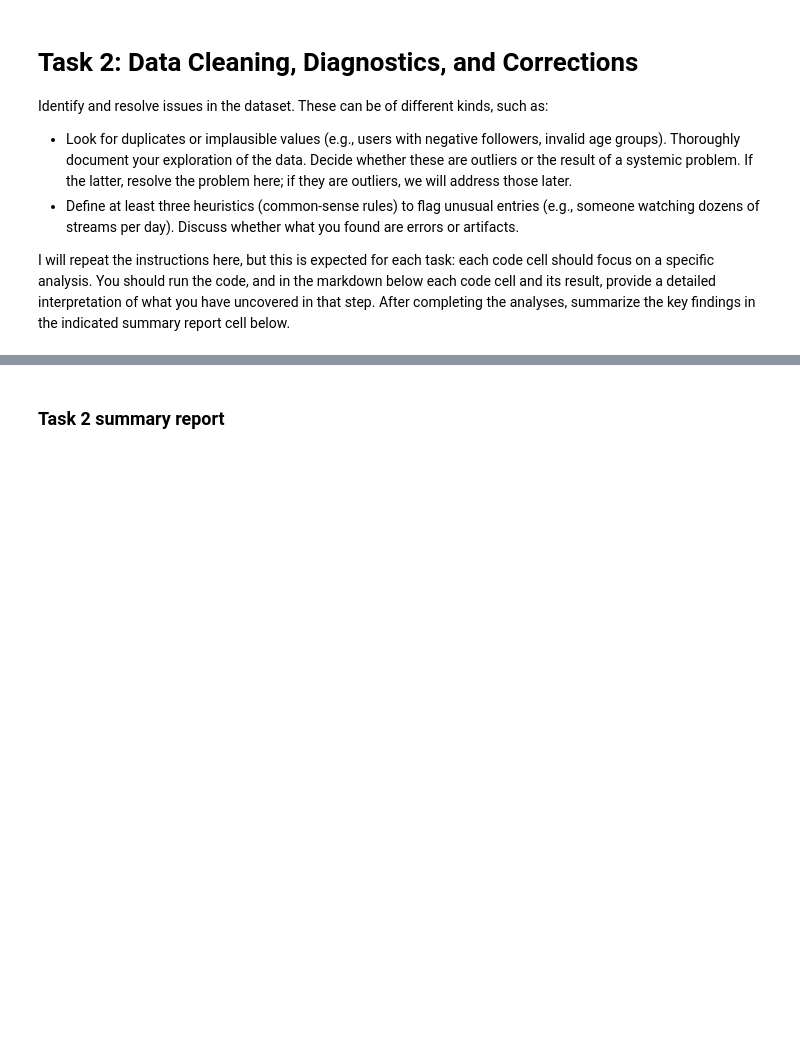
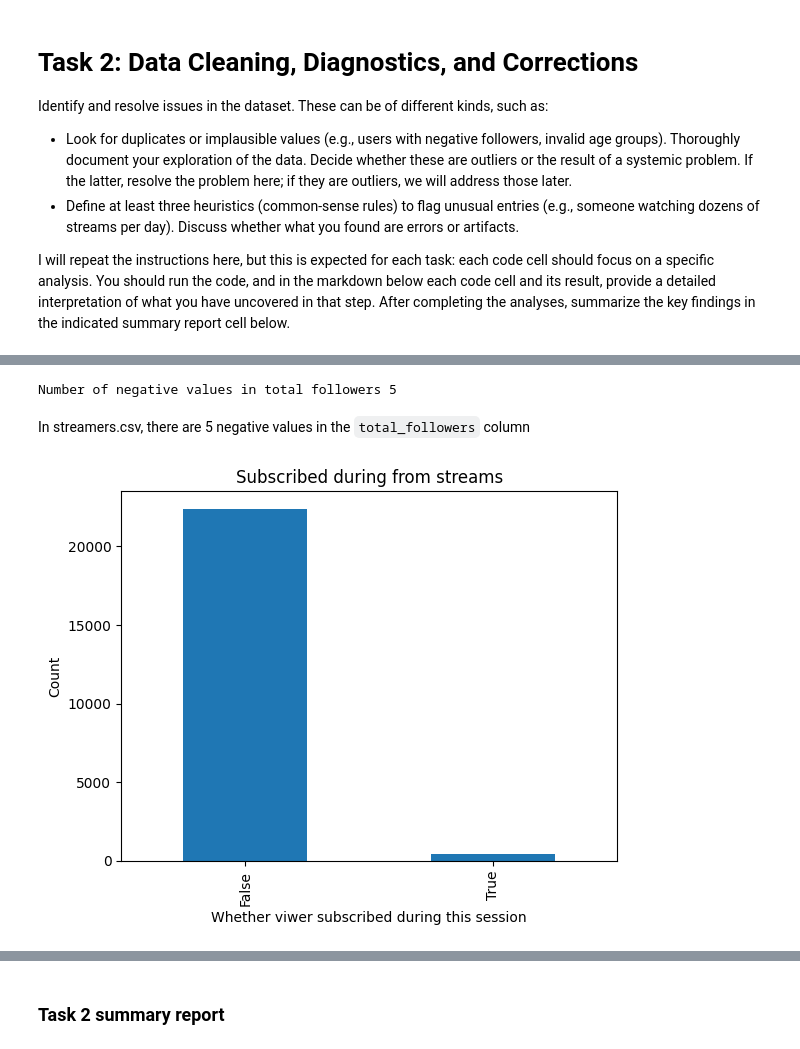
Before and after one commit to atifmmahmud/mahmud_atif_Assignment01, a Jupyter notebook: iat461_a1_atifm.ipynb, the cells around one changed output, grey strips where cells are left out. Cells and saved outputs as stored; diff of their text form; code cells hidden in the pictures; blank space fills up the shorter version.

```diff
--- a/iat461_a1_atifm.ipynb
+++ b/iat461_a1_atifm.ipynb
@@ -339,2 +396,17 @@ I will repeat the instructions here, but this is expected for each task: each co
+# %%
+negative_followers = (df_streamers["total_followers"] < 0).sum()
+print(f"Number of negative values in total followers {negative_followers}")
+# %% [output]
+Number of negative values in total followers 5
+# %% [markdown]
+In streamers.csv, there are 5 negative values in the `total_followers` column
 # %%
 # start code for Task 2 here
+plt.figure()
+df_sessions["subscribed_during"].value_counts().plot(kind="bar")
+plt.title("Subscribed during from streams")
+plt.ylabel("Count")
+plt.xlabel("Whether viwer subscribed during this session")
+plt.show()
+# %% [output]
+[figure, added]
```
Also changed, not shown: parts of 18 cells of this notebook.
